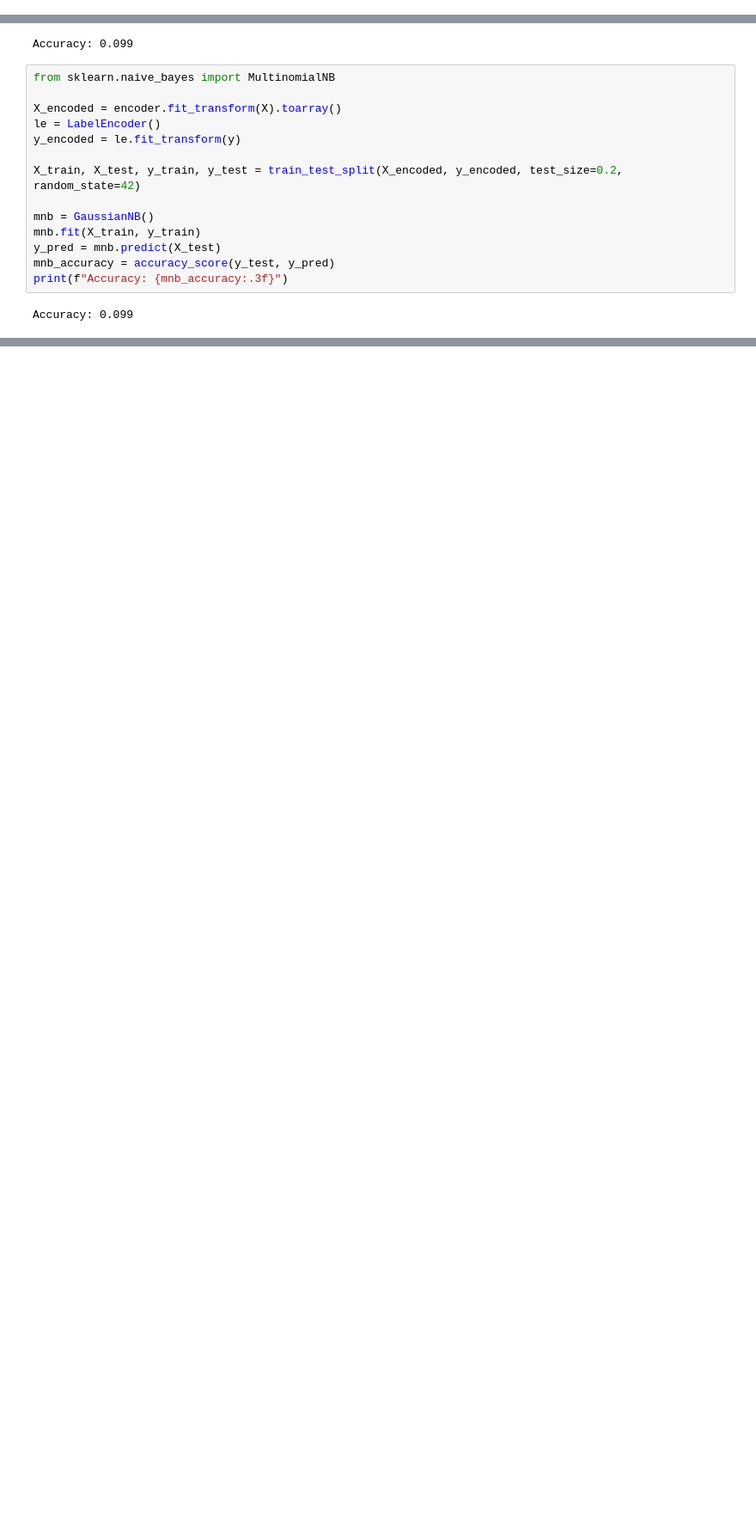
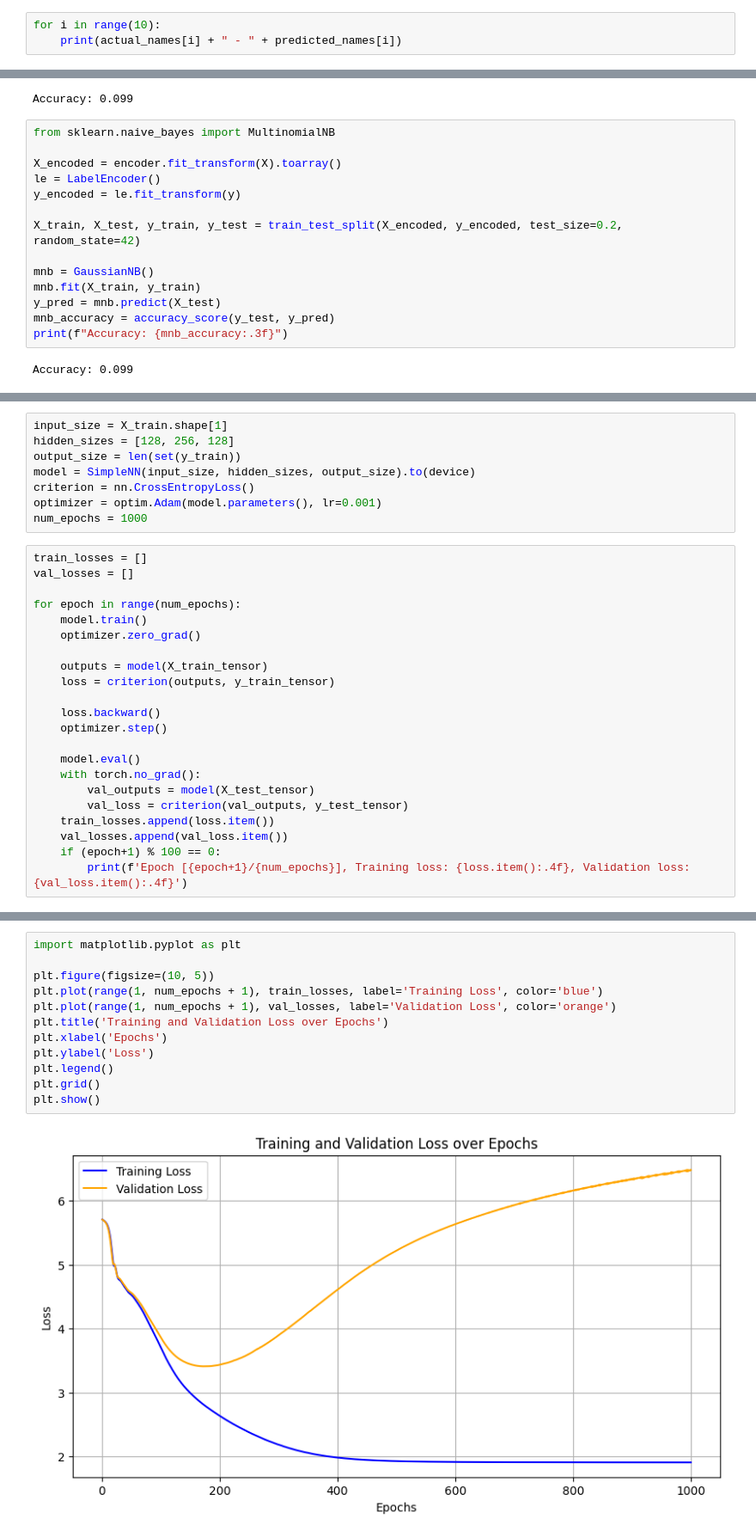
Before and after one commit to nick-kann/Xatu-AI, a Jupyter notebook: ModelCreation.ipynb, the cells around one changed output, grey strips where cells are left out. Shown: that part at 86% size. Cells and saved outputs as stored; diff of their text form; blank space fills up the shorter version.

Commit message:
trained neural network

```diff
--- a/ModelCreation.ipynb
+++ b/ModelCreation.ipynb
@@ -77,0 +129,3 @@ Accuracy: 0.023
+# %%
+for i in range(10):
+    print(actual_names[i] + " - " + predicted_names[i])
@@ -157,0 +356,30 @@ Accuracy: 0.474
+# %%
+input_size = X_train.shape[1]
+hidden_sizes = [128, 256, 128]
+output_size = len(set(y_train))
+model = SimpleNN(input_size, hidden_sizes, output_size).to(device)
+criterion = nn.CrossEntropyLoss()
+optimizer = optim.Adam(model.parameters(), lr=0.001)
+num_epochs = 1000
+# %%
+train_losses = []
+val_losses = []
+
+for epoch in range(num_epochs):
+    model.train()
+    optimizer.zero_grad()
+
+    outputs = model(X_train_tensor)
+    loss = criterion(outputs, y_train_tensor)
+
+    loss.backward()
+    optimizer.step()
+
+    model.eval()
+    with torch.no_grad():
+        val_outputs = model(X_test_tensor)
+        val_loss = criterion(val_outputs, y_test_tensor)
+    train_losses.append(loss.item())
+    val_losses.append(val_loss.item())
+    if (epoch+1) % 100 == 0:
+        print(f'Epoch [{epoch+1}/{num_epochs}], Training loss: {loss.item():.4f}, Validation loss: {val_loss.item():.4f}')
@@ -157,0 +397,14 @@ Accuracy: 0.474
+# %%
+import matplotlib.pyplot as plt
+
+plt.figure(figsize=(10, 5))
+plt.plot(range(1, num_epochs + 1), train_losses, label='Training Loss', color='blue')
+plt.plot(range(1, num_epochs + 1), val_losses, label='Validation Loss', color='orange')
+plt.title('Training and Validation Loss over Epochs')
+plt.xlabel('Epochs')
+plt.ylabel('Loss')
+plt.legend()
+plt.grid()
+plt.show()
+# %% [output]
+[figure, added]
```
Also changed, not shown: parts of 23 cells of this notebook.
